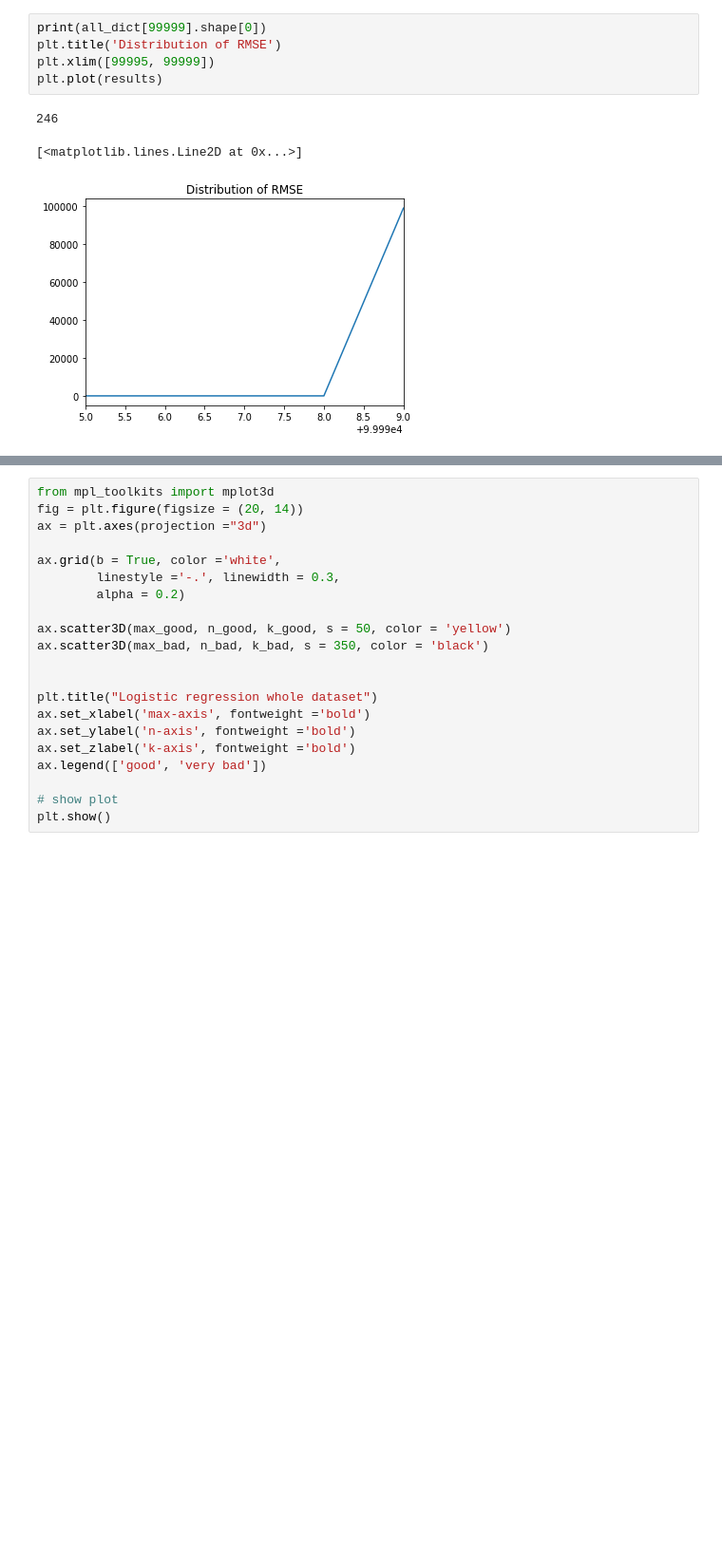
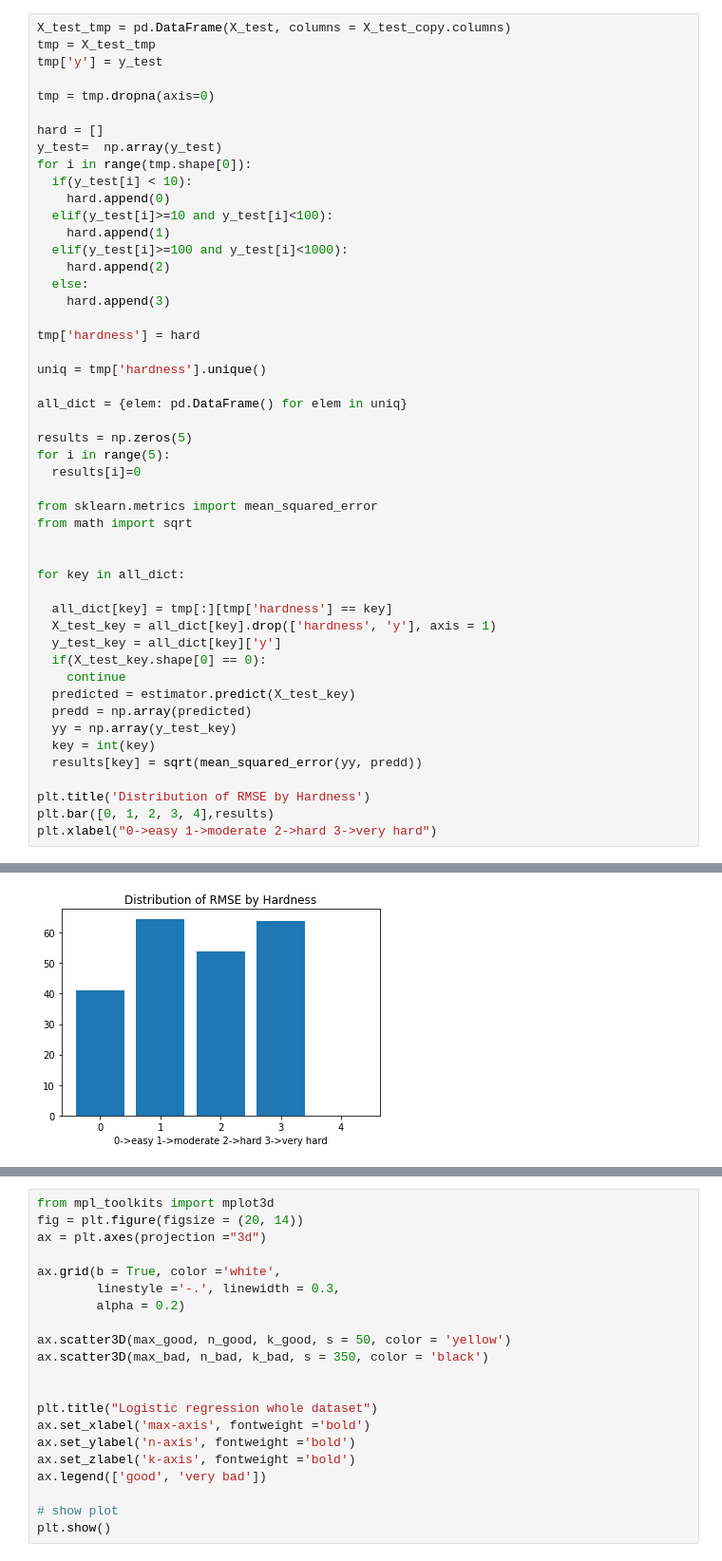
Before and after one commit to harel-coffee/pouw-auto, a Jupyter notebook: 4Neural_Network_Regression.ipynb, the cells around one changed output, grey strips where cells are left out. Shown at 95% size. Saved outputs shown, nothing was run; the diff lists cells and outputs as text; blank space fills up the shorter version.

```diff
--- a/4Neural_Network_Regression.ipynb
+++ b/4Neural_Network_Regression.ipynb
@@ -204,9 +235,50 @@ plt.plot(results)
-# %%
-print(all_dict[99999].shape[0])
-plt.title('Distribution of RMSE')
-plt.xlim([99995, 99999])
-plt.plot(results)
-# %% [output]
-246
-[<matplotlib.lines.Line2D at 0x...>]
-[figure, removed]
+# %%
+X_test_tmp = pd.DataFrame(X_test, columns = X_test_copy.columns)
+tmp = X_test_tmp
+tmp['y'] = y_test
+
+tmp = tmp.dropna(axis=0)
+
+hard = []
+y_test=  np.array(y_test)
+for i in range(tmp.shape[0]):
+  if(y_test[i] < 10):
+    hard.append(0)
+  elif(y_test[i]>=10 and y_test[i]<100):
+    hard.append(1)
+  elif(y_test[i]>=100 and y_test[i]<1000):
+    hard.append(2)
+  else:
+    hard.append(3)
+
+tmp['hardness'] = hard
+
+uniq = tmp['hardness'].unique()
+
+all_dict = {elem: pd.DataFrame() for elem in uniq}
+
+results = np.zeros(5)
+for i in range(5):
+  results[i]=0
+
+from sklearn.metrics import mean_squared_error
+from math import sqrt
+
+
+for key in all_dict:
+
+  all_dict[key] = tmp[:][tmp['hardness'] == key]
+  X_test_key = all_dict[key].drop(['hardness', 'y'], axis = 1)
+  y_test_key = all_dict[key]['y']
+  if(X_test_key.shape[0] == 0):
+    continue
+  predicted = estimator.predict(X_test_key)
+  predd = np.array(predicted)
+  yy = np.array(y_test_key)
+  key = int(key)
+  results[key] = sqrt(mean_squared_error(yy, predd))
+
+plt.title('Distribution of RMSE by Hardness')
+plt.bar([0, 1, 2, 3, 4],results)
+plt.xlabel("0->easy 1->moderate 2->hard 3->very hard")
+# %% [output]
@@ -213,3 +290,4 @@ plt.plot(results)
+[figure, added]
 # %%
 plt.plot(history.history['loss'])
 # %% [output]
```
Also changed, not shown: parts of 15 cells of this notebook.
